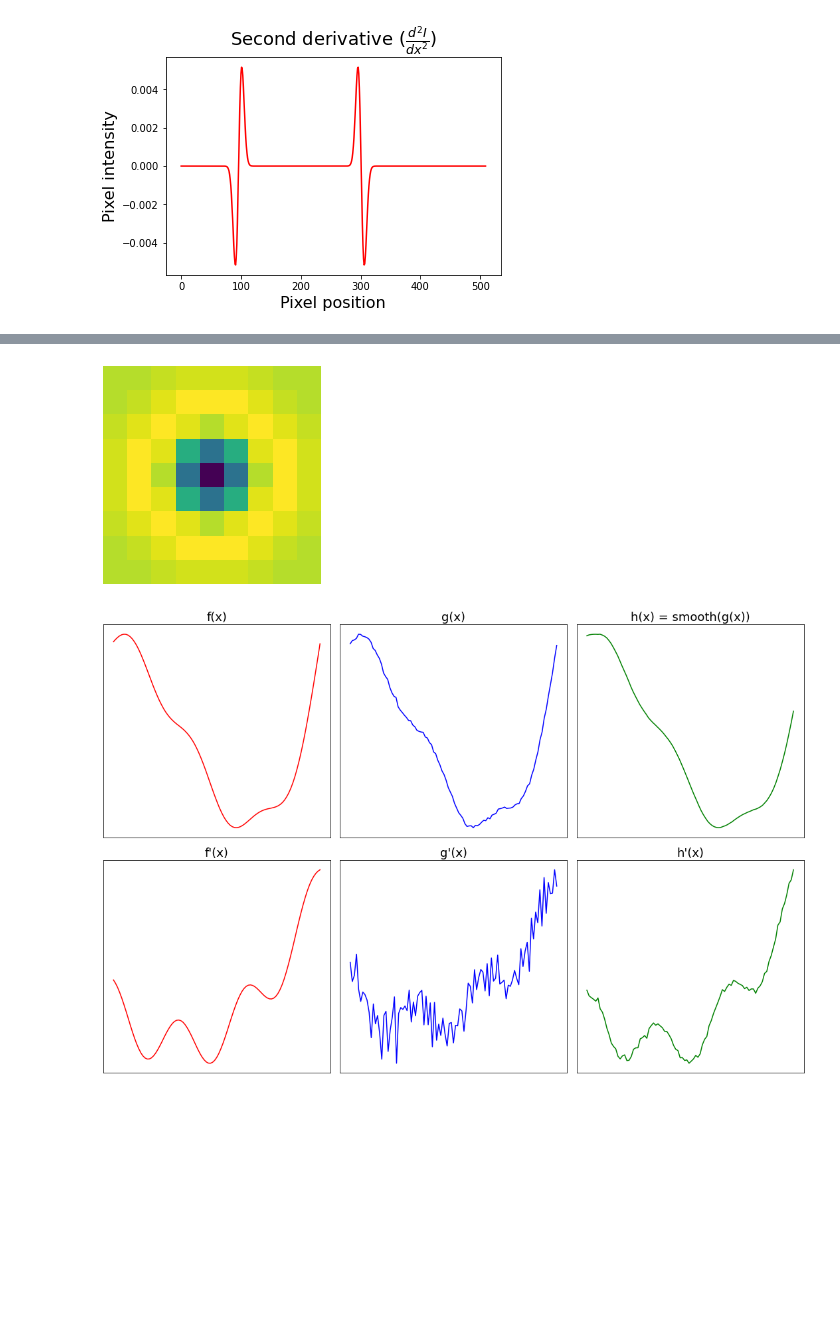
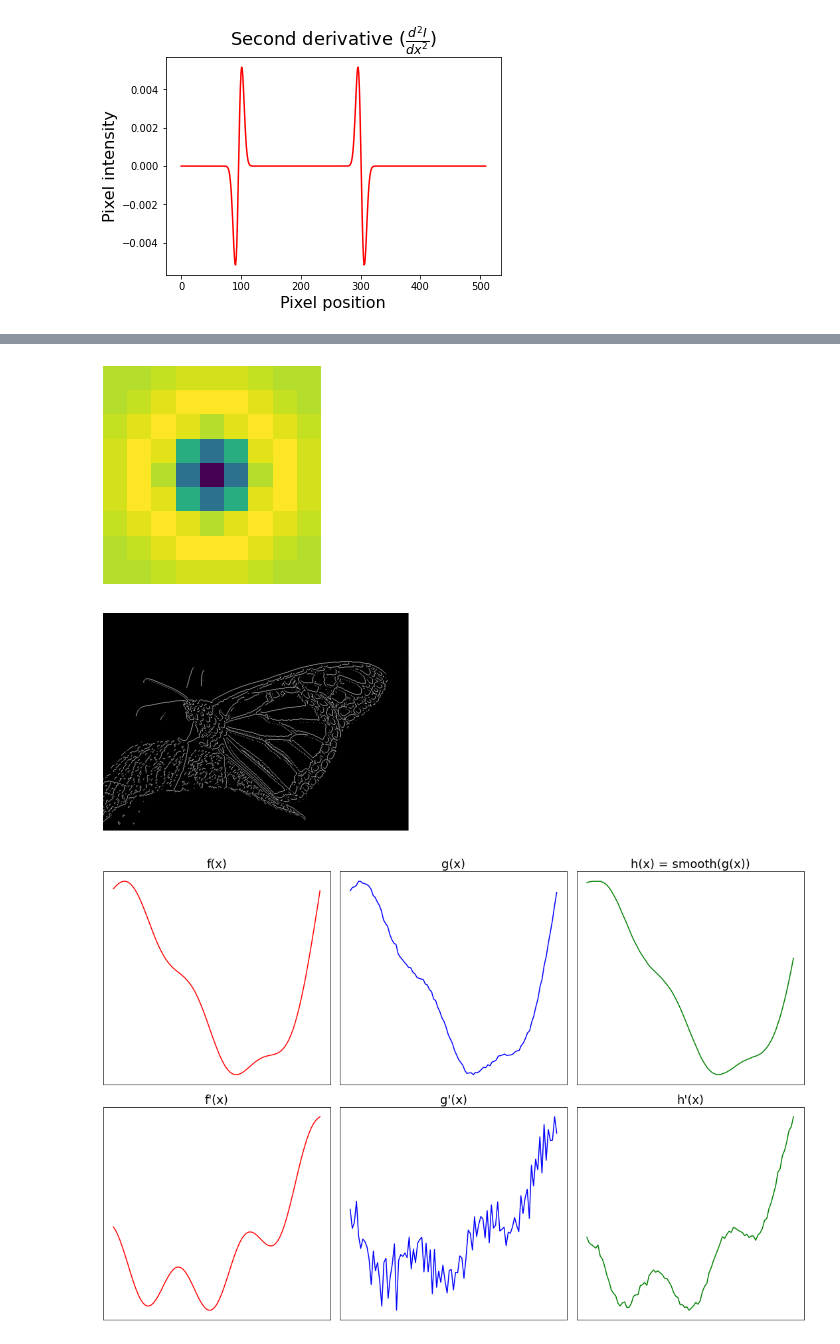
Before and after one commit to nicolaromano/BIA4, a Jupyter notebook: Lectures/05 - Edge detection methods/Lecture5_figures.ipynb, the cells around one changed output, grey strips where cells are left out. Saved outputs shown, nothing was run; the diff lists cells and outputs as text; code cells hidden in the pictures; blank space fills up the shorter version.

```diff
--- a/Lectures/05 - Edge detection methods/Lecture5_figures.ipynb
+++ b/Lectures/05 - Edge detection methods/Lecture5_figures.ipynb
@@ -193,19 +196,40 @@ plt.show()
 # %%
 log = np.array([[0, 0, 1, 2, 2, 2, 1, 0, 0],
           [0, 1, 3, 5, 5, 5, 3, 1, 0],
           [1, 3, 5, 3, 0, 3, 5, 3, 1],
           [2, 5, 3, -12, -23, -12, 3, 5, 2],
           [2, 5, 0, -23, -40, -23, 0, 5, 2],
           [2, 5, 3, -12, -23, -12, 3, 5, 2],
           [1, 3, 5, 3, 0, 3, 5, 3, 1],
           [0, 1, 3, 5, 5, 5, 3, 1, 0],
           [0, 0, 1, 2, 2, 2, 1, 0, 0]])
 
 plt.imshow(log, cmap="viridis")
 plt.axis("off")
 plt.show()
+
+img_laplacian = convolve(img, log)
+#Sign of the Laplacian
+lap_sign = np.sign(img_laplacian)
+
+# Zero-pad the last row and column
+# The pad_width parameter is the number of pixels to pad
+# on each side (before and after for each dimension)
+lap_sign = np.pad(lap_sign, pad_width=((0, 1), (0, 1)), mode='constant')
+
+# Check if neighbor pixels have opposite sign
+diff_x = (lap_sign[:-1, :-1] - lap_sign[:-1, 1:] < 0)
+diff_y = lap_sign[:-1, :-1] - lap_sign[1:, :-1] < 0
+
+# If either of the above is true, the pixel is a zero-crossing
+edges =  np.logical_or(diff_x, diff_y).astype(float)
+
+plt.imshow(edges, cmap="gray")
+plt.axis("off")
+plt.show()
 # %% [output]
 [figure]
+[figure, added]
 # %%
 np.random.seed(12345)
 x = np.array(range(100))*0.1
```
Also changed, not shown: parts of 1 cell of this notebook, 3 other files.
